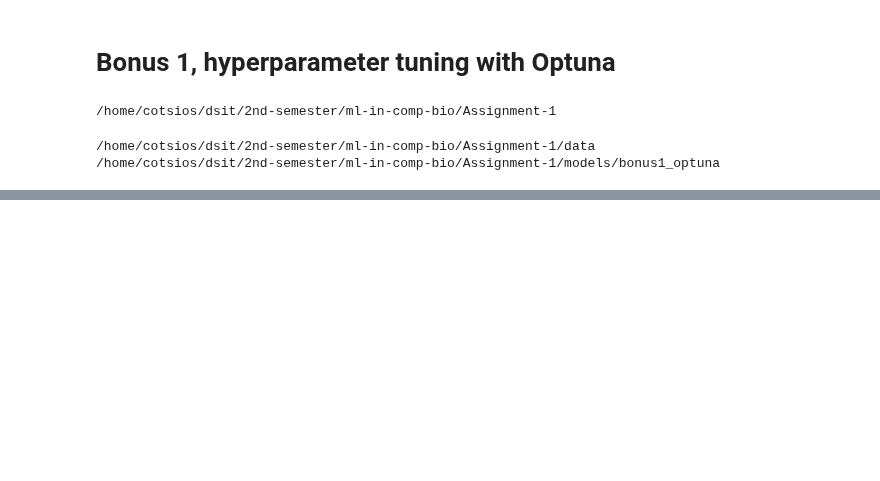
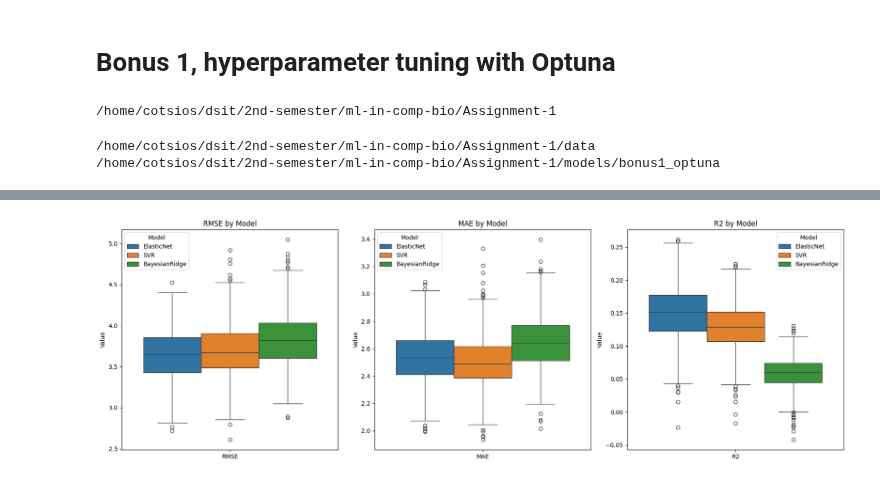
Before and after one commit to KonsKons26/mlcb-a1, a Jupyter notebook: notebooks/bonus1_optuna.ipynb, the cells around one changed output, grey strips where cells are left out. Saved outputs shown, nothing was run; the diff lists cells and outputs as text; code cells hidden in the pictures; blank space fills up the shorter version.

Commit message:
optuna completed, starting report

```diff
--- a/notebooks/bonus1_optuna.ipynb
+++ b/notebooks/bonus1_optuna.ipynb
@@ -82,0 +106,10 @@ Pipeline completed
+# %%
+import seaborn as sns
+import matplotlib.pyplot as plt
+
+
+
+
+plot_metrics_optuna(all_metrics)
+# %% [output]
+[figure, added]
```
Also changed, not shown: parts of 3 cells of this notebook, 12 other files.
